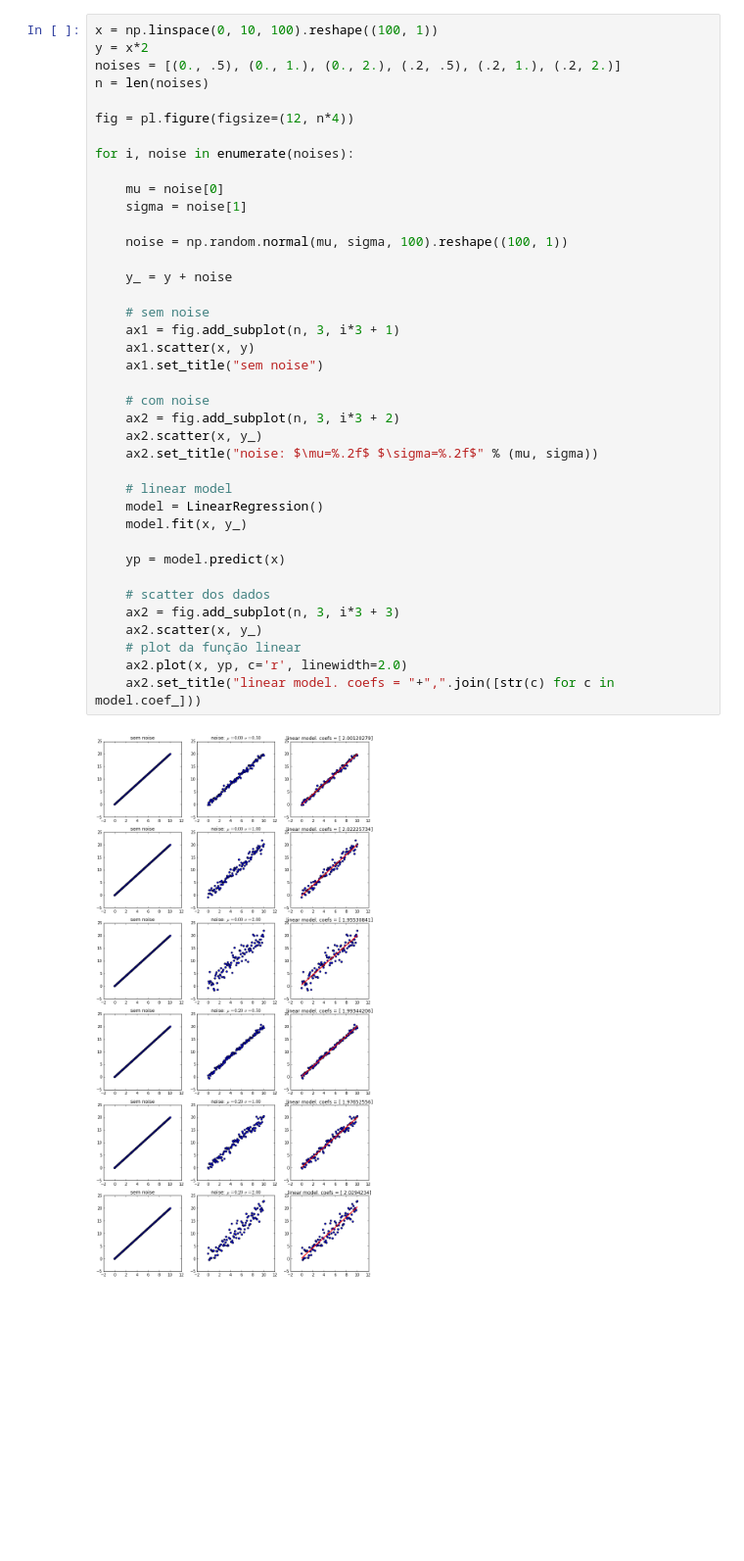
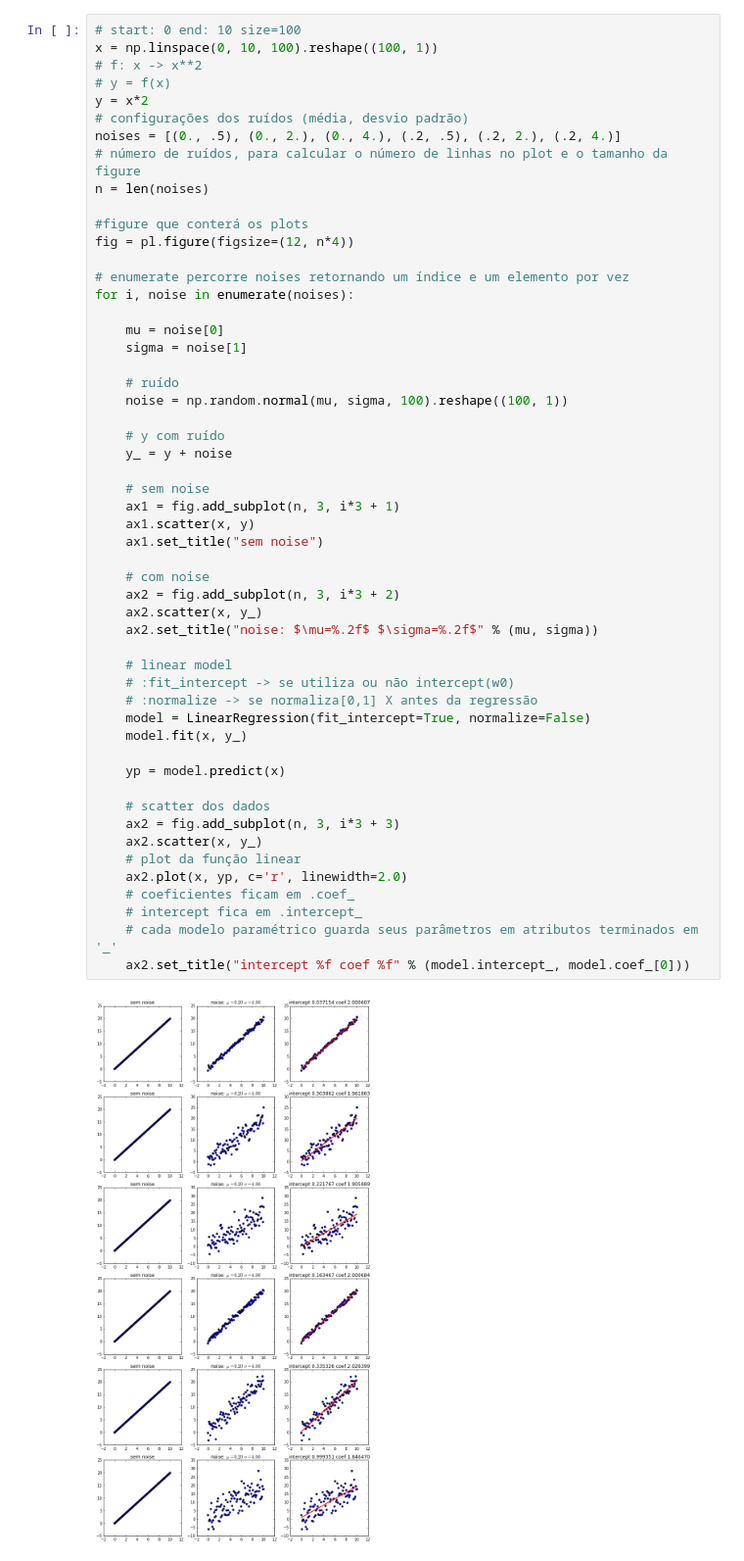
Before and after one commit to abevieiramota/learning-scikit-learn, a Jupyter notebook: 01-linear-regression.ipynb, the cells around one changed output. Shown at 98% size. Cells and saved outputs as stored; diff of their text form; blank space fills up the shorter version.

```diff
--- a/01-linear-regression.ipynb
+++ b/01-linear-regression.ipynb
@@ -6,43 +7,57 @@ import numpy as np
 from matplotlib import pyplot as pl
 %matplotlib inline
 # %%
+# start: 0 end: 10 size=100
 x = np.linspace(0, 10, 100).reshape((100, 1))
+# f: x -> x**2
+# y = f(x)
 y = x*2
-noises = [(0., .5), (0., 1.), (0., 2.), (.2, .5), (.2, 1.), (.2, 2.)]
+# configurações dos ruídos (média, desvio padrão)
+noises = [(0., .5), (0., 2.), (0., 4.), (.2, .5), (.2, 2.), (.2, 4.)]
+# número de ruídos, para calcular o número de linhas no plot e o tamanho da figure
 n = len(noises)
 
+#figure que conterá os plots
 fig = pl.figure(figsize=(12, n*4))
 
+# enumerate percorre noises retornando um índice e um elemento por vez
 for i, noise in enumerate(noises):
 
     mu = noise[0]
     sigma = noise[1]
 
+    # ruído
     noise = np.random.normal(mu, sigma, 100).reshape((100, 1))
 
+    # y com ruído
     y_ = y + noise
 
     # sem noise
     ax1 = fig.add_subplot(n, 3, i*3 + 1)
     ax1.scatter(x, y)
     ax1.set_title("sem noise")
 
     # com noise
     ax2 = fig.add_subplot(n, 3, i*3 + 2)
     ax2.scatter(x, y_)
     ax2.set_title("noise: $\mu=%.2f$ $\sigma=%.2f$" % (mu, sigma))
 
     # linear model
-    model = LinearRegression()
+    # :fit_intercept -> se utiliza ou não intercept(w0)
+    # :normalize -> se normaliza[0,1] X antes da regressão
+    model = LinearRegression(fit_intercept=True, normalize=False)
     model.fit(x, y_)
 
     yp = model.predict(x)
 
     # scatter dos dados
     ax2 = fig.add_subplot(n, 3, i*3 + 3)
     ax2.scatter(x, y_)
     # plot da função linear
     ax2.plot(x, yp, c='r', linewidth=2.0)
-    ax2.set_title("linear model. coefs = "+",".join([str(c) for c in model.coef_]))
+    # coeficientes ficam em .coef_
+    # intercept fica em .intercept_
+    # cada modelo paramétrico guarda seus parâmetros em atributos terminados em '_'
+    ax2.set_title("intercept %f coef %f" % (model.intercept_, model.coef_[0]))
 # %% [output]
-[figure, old version]
+[figure, new version]
```
Also changed, not shown: parts of 14 cells of this notebook, 4 other files.
